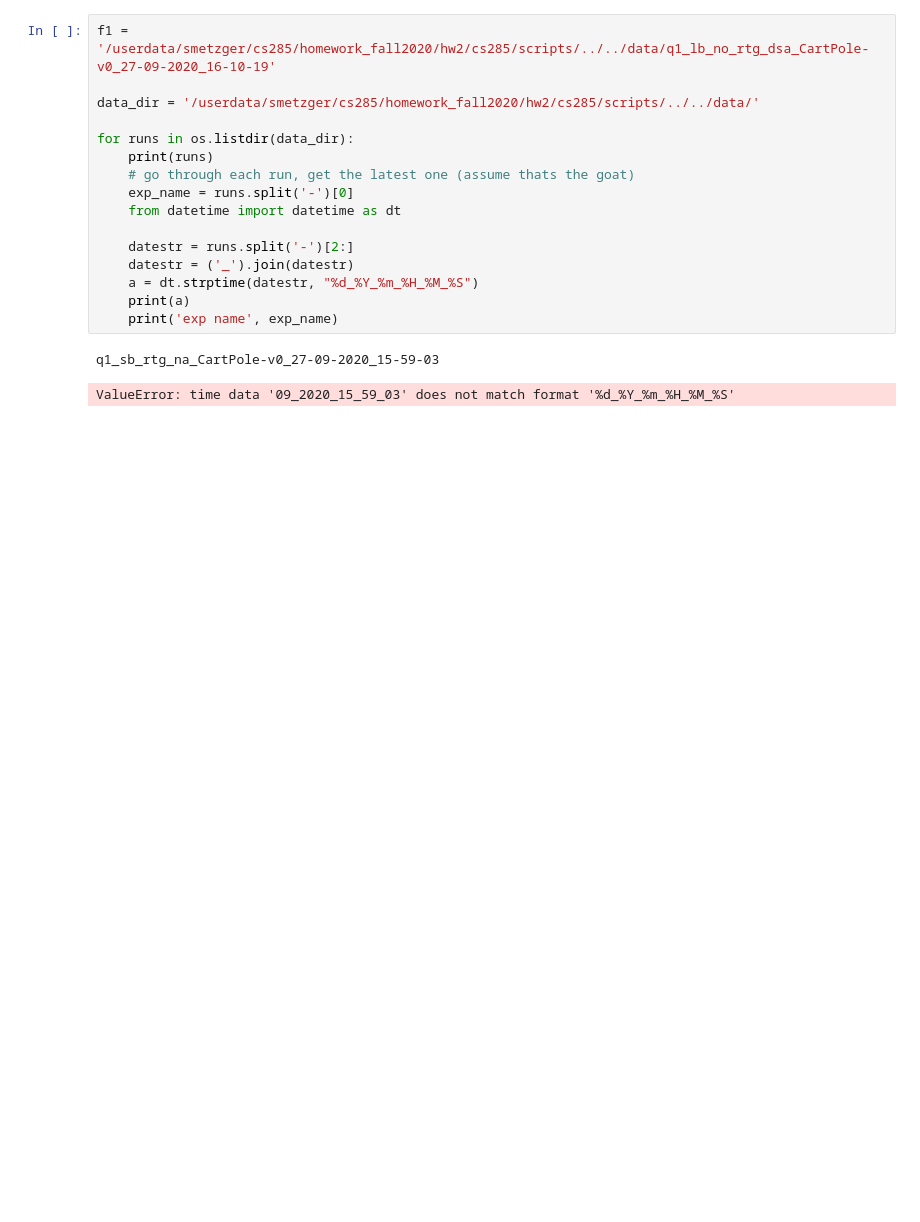
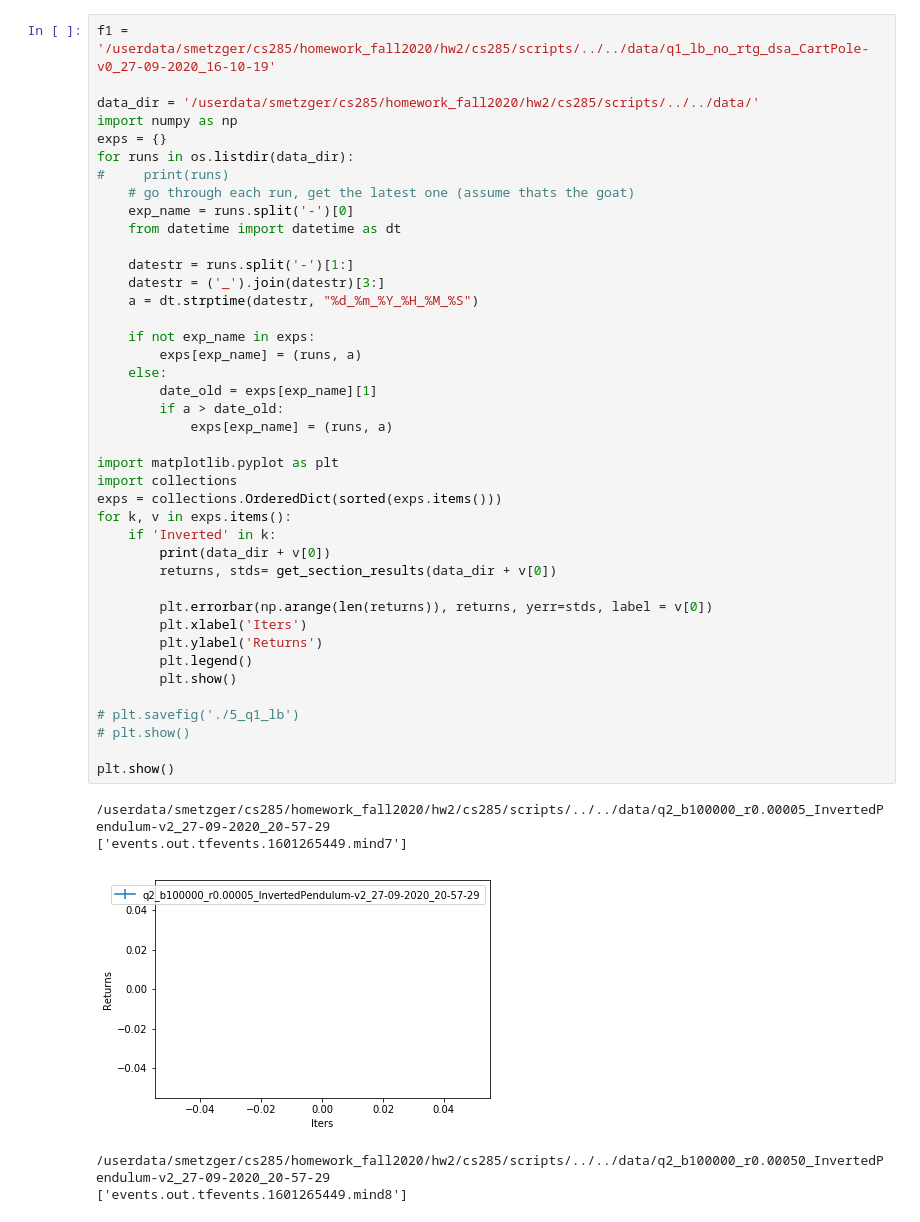
Before and after one commit to sean-metzger/homework_fall2020, a Jupyter notebook: hw2/make_graphs.ipynb, the cells around one changed output. Cells and saved outputs as stored; diff of their text form; blank space fills up the shorter version.

```diff
--- a/hw2/make_graphs.ipynb
+++ b/hw2/make_graphs.ipynb
@@ -23,19 +24,47 @@ def get_section_results(file):
 # %%
 f1 = '/userdata/smetzger/cs285/homework_fall2020/hw2/cs285/scripts/../../data/q1_lb_no_rtg_dsa_CartPole-v0_27-09-2020_16-10-19'
 
 data_dir = '/userdata/smetzger/cs285/homework_fall2020/hw2/cs285/scripts/../../data/'
-
+import numpy as np
+exps = {}
 for runs in os.listdir(data_dir):
-    print(runs)
+#     print(runs)
     # go through each run, get the latest one (assume thats the goat)
     exp_name = runs.split('-')[0]
     from datetime import datetime as dt
 
-    datestr = runs.split('-')[2:]
-    datestr = ('_').join(datestr)
-    a = dt.strptime(datestr, "%d_%Y_%m_%H_%M_%S")
-    print(a)
-    print('exp name', exp_name)
+    datestr = runs.split('-')[1:]
+    datestr = ('_').join(datestr)[3:]
+    a = dt.strptime(datestr, "%d_%m_%Y_%H_%M_%S")
+
+    if not exp_name in exps:
+        exps[exp_name] = (runs, a)
+    else:
+        date_old = exps[exp_name][1]
+        if a > date_old:
+            exps[exp_name] = (runs, a)
+
+import matplotlib.pyplot as plt
+import collections
+exps = collections.OrderedDict(sorted(exps.items()))
+for k, v in exps.items():
+    if 'Inverted' in k:
+        print(data_dir + v[0])
+        returns, stds= get_section_results(data_dir + v[0])
+
+        plt.errorbar(np.arange(len(returns)), returns, yerr=stds, label = v[0])
+        plt.xlabel('Iters')
+        plt.ylabel('Returns')
+        plt.legend()
+        plt.show()
+
+# plt.savefig('./5_q1_lb')
+# plt.show()
+
+plt.show()
 # %% [output]
-q1_sb_rtg_na_CartPole-v0_27-09-2020_15-59-03
+/userdata/smetzger/cs285/homework_fall2020/hw2/cs285/scripts/../../data/q2_b100000_r0.00005_InvertedPendulum-v2_27-09-2020_20-57-29
+['events.out.tfevents.1601265449.mind7']
+[figure, added]
-ValueError: time data '09_2020_15_59_03' does not match format '%d_%Y_%m_%H_%M_%S'
+/userdata/smetzger/cs285/homework_fall2020/hw2/cs285/scripts/../../data/q2_b100000_r0.00050_InvertedPendulum-v2_27-09-2020_20-57-29
+['events.out.tfevents.1601265449.mind8']
```
Also changed, not shown: parts of 2 cells of this notebook, 9 other files.
